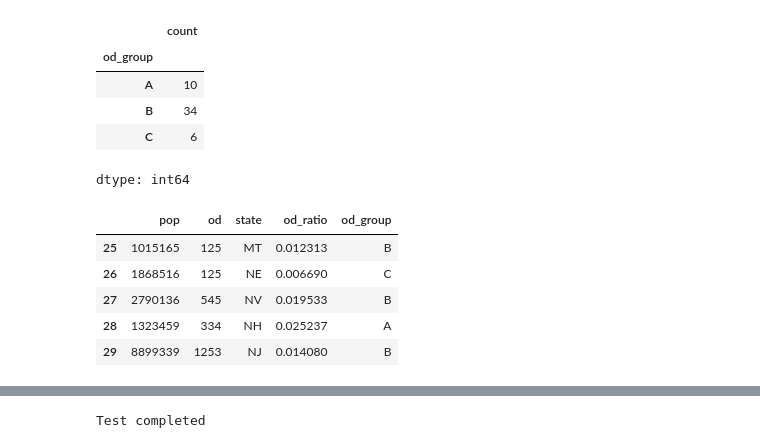
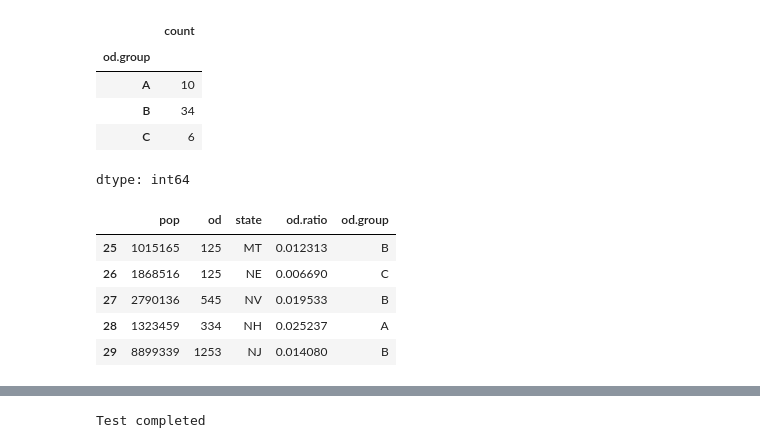
Before and after one commit to alex-bolshunov/data_mining_project, a Jupyter notebook: data_mining_project.ipynb, the cells around one changed output, grey strips where cells are left out. Cells and saved outputs as stored; diff of their text form; code cells hidden in the pictures.

```diff
--- a/data_mining_project.ipynb
+++ b/data_mining_project.ipynb
@@ -42,6 +60,6 @@ overdose_df = overdose_df.astype(overdose_df_types)
 overdose_df = overdose_df.loc[:, overdose_column_names[1:]]
 # %%
 #create new variable overdose ratio (overdose / populaiton)
-overdose_df["od_ratio"] =  (overdose_df["od"]/overdose_df["pop"]*100)
+overdose_df["od.ratio"] =  (overdose_df["od"]/overdose_df["pop"]*100)
 # %%
 #summary statistics
@@ -66,13 +84,13 @@ def categorize(num):
   return selected_group
 # %%
 #create variabe od group
-overdose_df["od_group"] = overdose_df["od_ratio"].apply(categorize)
+overdose_df["od.group"] = overdose_df["od.ratio"].apply(categorize)
 # %%
 #check value counts
-overdose_df["od_group"].value_counts().sort_index()
+overdose_df["od.group"].value_counts().sort_index()
 # %% [output]
 |  | count |
-| od_group |  |
+| od.group |  |
 | A | 10 |
 | B | 34 |
 | C | 6 |
@@ -80,7 +98,7 @@ dtype: int64
 # %%
 overdose_df.iloc[25:30]
 # %% [output]
-|  | pop | od | state | od_ratio | od_group |
+|  | pop | od | state | od.ratio | od.group |
 | 25 | 1015165 | 125 | MT | 0.012313 | B |
 | 26 | 1868516 | 125 | NE | 0.006690 | C |
 | 27 | 2790136 | 545 | NV | 0.019533 | B |
```
Also changed, not shown: parts of 16 cells of this notebook.
